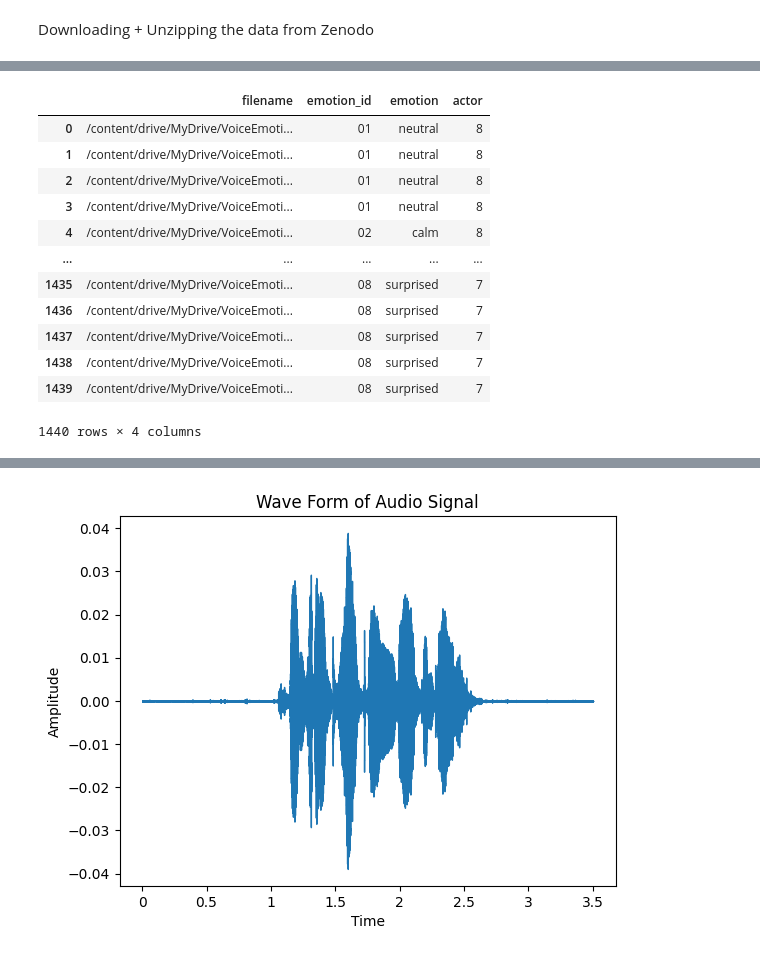
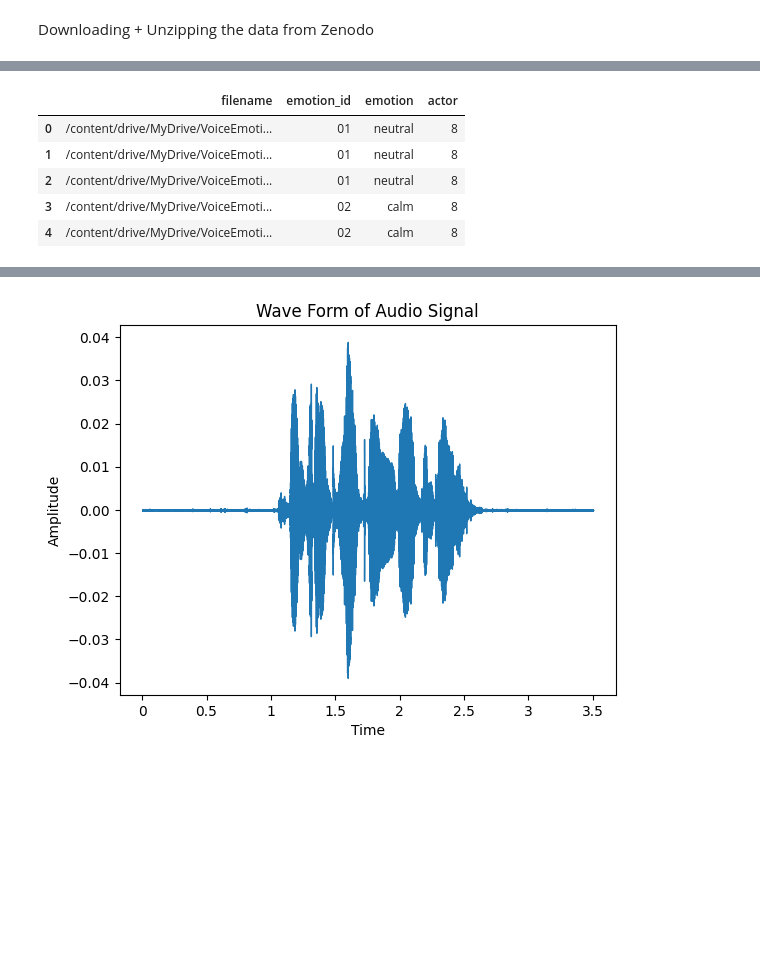
Before and after one commit to Wayn-Git/VoiceEmotionDetector, a Jupyter notebook: Notebook/MentalHealthSpeechAnalysis.ipynb, the cells around one changed output, grey strips where cells are left out. Cells and saved outputs as stored; diff of their text form; code cells hidden in the pictures; blank space fills up the shorter version.

```diff
--- a/Notebook/MentalHealthSpeechAnalysis.ipynb
+++ b/Notebook/MentalHealthSpeechAnalysis.ipynb
@@ -129,52 +130,43 @@ audio_files
 # %%
 from os.path import basename
 import os, glob
 import pandas as pd
 
 # Emotions according to the path name
 emotion_map = {
     '01': 'neutral',
     '02': 'calm',
     '03': 'happy',
     '04': 'sad',
     '05': 'angry',
     '06': 'fearful',
     '07': 'disgust',
     '08': 'surprised'
 }
 
 data = []
 for f in audio_files:
-  basename = os.path.basename(f)
-  parts = basename.split('-')
+  parts = os.path.basename(f).split('-')
+  emotion_id = parts[2]
+  actor_id = parts[-1].split('.')[0]
 
-  emotion_id = parts[2]
-  actor_id = parts[-1].split('.')[0] # Extract actor ID and remove extension
 
   data.append({
         "filename": f,
         "emotion_id": emotion_id,
         "emotion": emotion_map[emotion_id],
         "actor": int(actor_id)
   })
 
 df = pd.DataFrame(data)
+df.head()
+# %% [output]
+|  | filename | emotion_id | emotion | actor |
+| 0 | /content/drive/MyDrive/VoiceEmoti... | 01 | neutral | 8 |
+| 1 | /content/drive/MyDrive/VoiceEmoti... | 01 | neutral | 8 |
+| 2 | /content/drive/MyDrive/VoiceEmoti... | 01 | neutral | 8 |
+| 3 | /content/drive/MyDrive/VoiceEmoti... | 02 | calm | 8 |
+| 4 | /content/drive/MyDrive/VoiceEmoti... | 02 | calm | 8 |
-# %%
-df
-# %% [output]
-|  | filename | emotion_id | emotion | actor |
-| 0 | /content/drive/MyDrive/VoiceEmoti... | 01 | neutral | 8 |
-| 1 | /content/drive/MyDrive/VoiceEmoti... | 01 | neutral | 8 |
-| 2 | /content/drive/MyDrive/VoiceEmoti... | 01 | neutral | 8 |
-| 3 | /content/drive/MyDrive/VoiceEmoti... | 01 | neutral | 8 |
-| 4 | /content/drive/MyDrive/VoiceEmoti... | 02 | calm | 8 |
-| ... | ... | ... | ... | ... |
-| 1435 | /content/drive/MyDrive/VoiceEmoti... | 08 | surprised | 7 |
-| 1436 | /content/drive/MyDrive/VoiceEmoti... | 08 | surprised | 7 |
-| 1437 | /content/drive/MyDrive/VoiceEmoti... | 08 | surprised | 7 |
-| 1438 | /content/drive/MyDrive/VoiceEmoti... | 08 | surprised | 7 |
-| 1439 | /content/drive/MyDrive/VoiceEmoti... | 08 | surprised | 7 |
-1440 rows × 4 columns
 # %%
 import librosa
 import librosa.display
```
Also changed, not shown: parts of 18 cells of this notebook.
